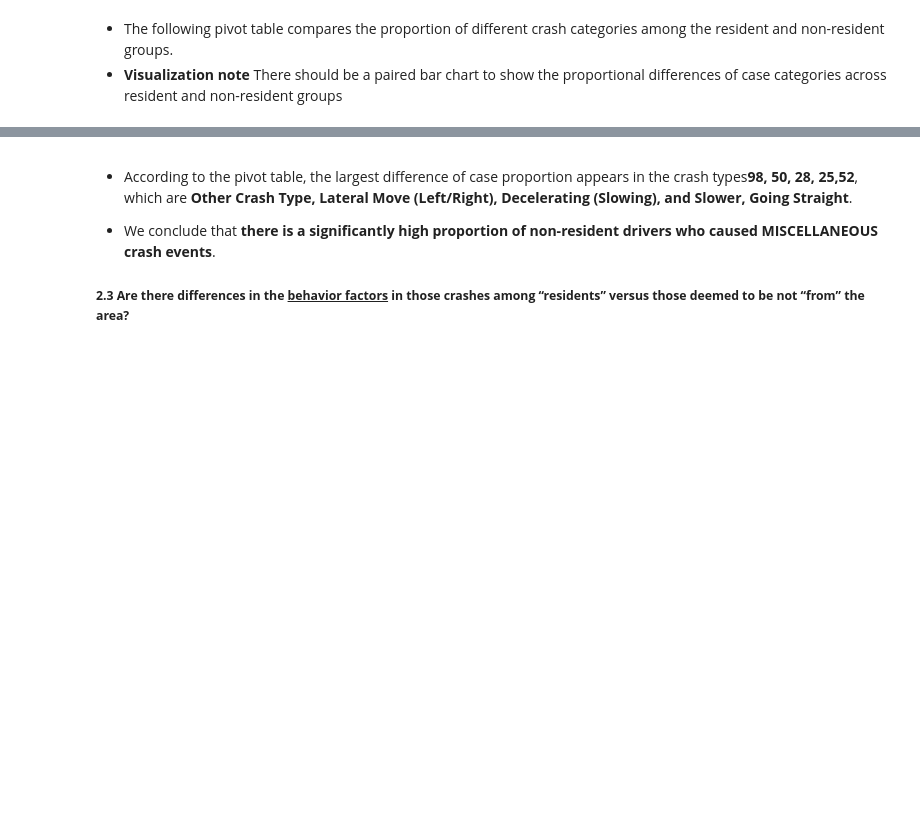
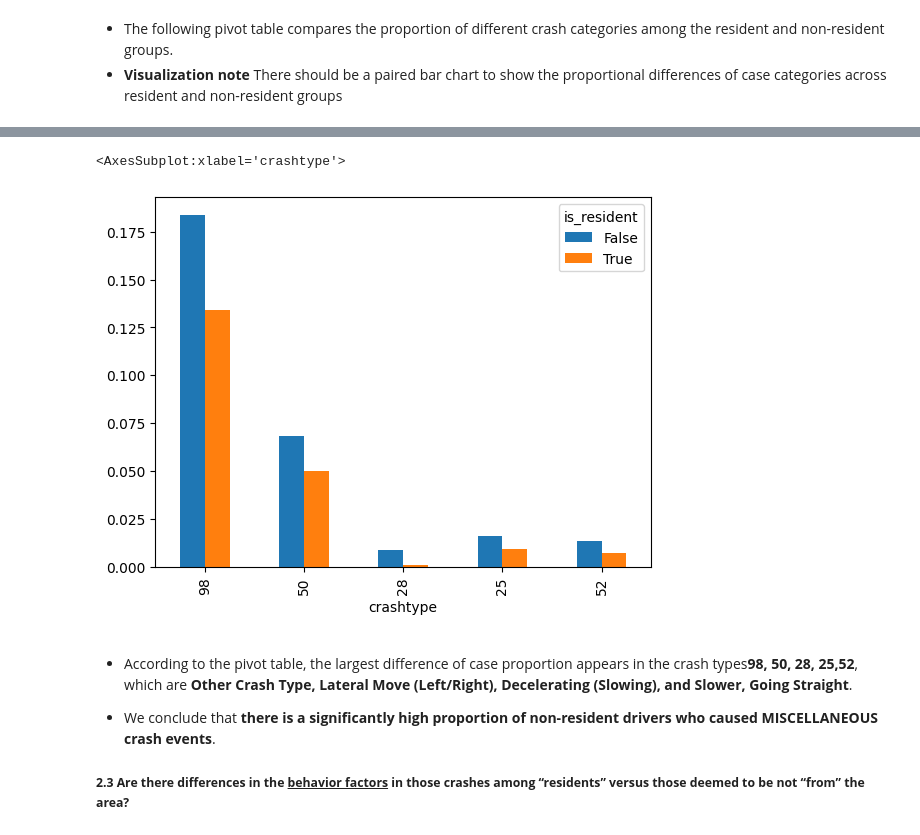
Before and after one commit to Chacoon3/Info-Challenge-2023, a Jupyter notebook: code_py/analysis.ipynb, the cells around one changed output, grey strips where cells are left out. Cells and saved outputs as stored; diff of their text form; code cells hidden in the pictures; blank space fills up the shorter version.

```diff
--- a/code_py/analysis.ipynb
+++ b/code_py/analysis.ipynb
@@ -190,3 +191,8 @@ df_crash_pivoted[:4]
+# %%
+df_crash_pivoted.case_proportion[:5].plot(kind = 'bar')
+# %% [output]
+<AxesSubplot:xlabel='crashtype'>
+[figure, added]
 # %% [markdown]
 - According to the pivot table, the largest difference of case proportion appears in the crash types<b>98, 50, 28, 25,52</b>, which are <b>Other Crash Type,  Lateral Move (Left/Right), Decelerating (Slowing), and Slower, Going Straight</b>.</br>
 
```
Also changed, not shown: parts of 4 cells of this notebook, 1 other file.
